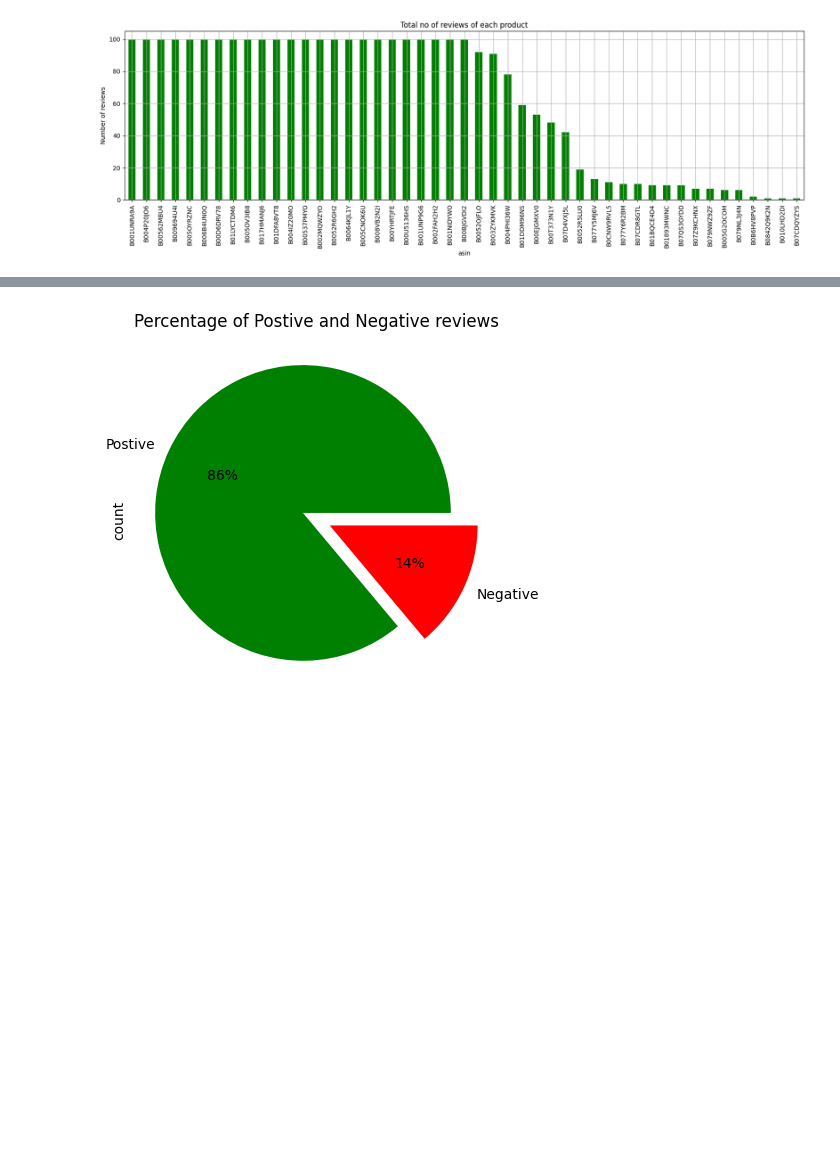
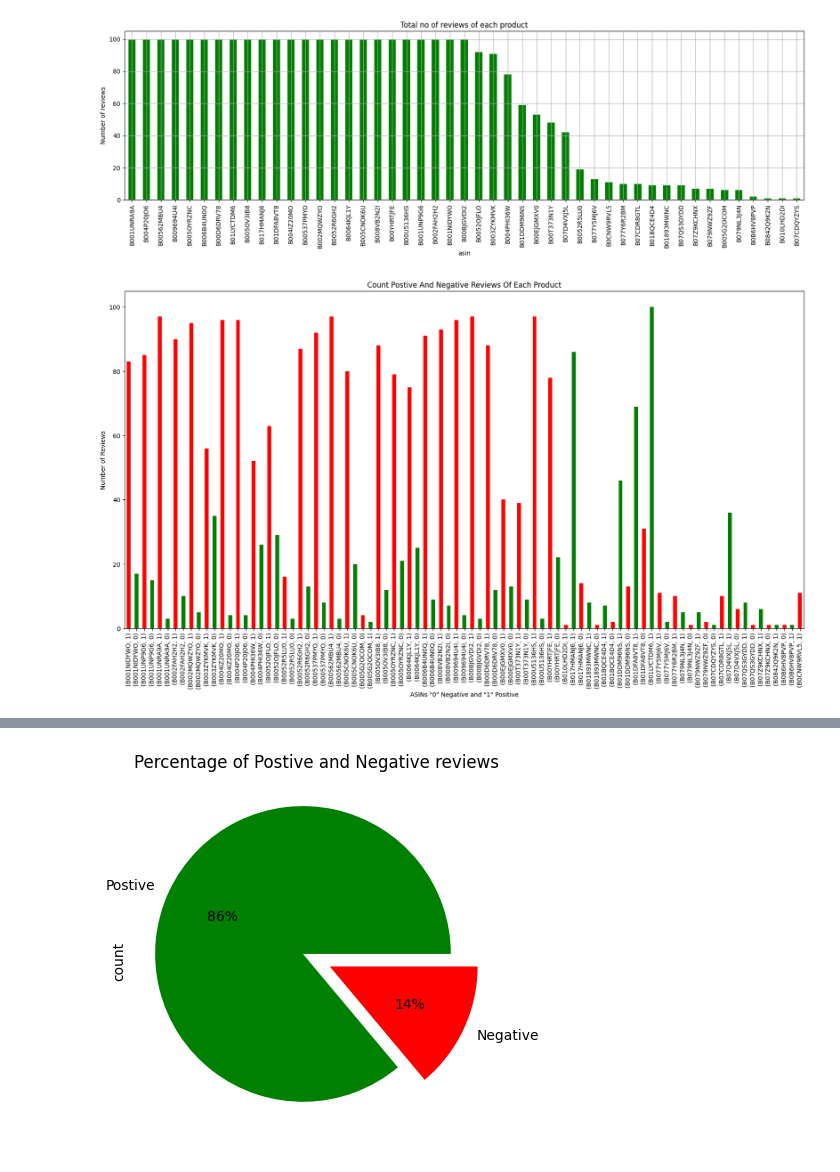
Before and after one commit to fahmed4893/NLP-Sentiment-Analysis-of-Amazon-Reviews, a Jupyter notebook: Sentiment Analysis.ipynb, the cells around one changed output, grey strips where cells are left out. Cells and saved outputs as stored; diff of their text form; code cells hidden in the pictures; blank space fills up the shorter version.

```diff
--- a/Sentiment Analysis.ipynb
+++ b/Sentiment Analysis.ipynb
@@ -70,6 +70,14 @@ plt.ylabel('Number of reviews')
 plt.show()
 # %% [output]
 [figure]
+# %%
+df.groupby('asin')['feedback'].value_counts().plot(kind='bar',stacked=True,color=('red','green'),figsize=(20,10))
+plt.title('Count Postive And Negative Reviews Of Each Product')
+plt.ylabel('Number of Reviews')
+plt.xlabel('ASINs "0" Negative and "1" Positive')
+plt.show()
+# %% [output]
+[figure, added]
 # %%
 df['cust_rating']=df['review_title'].str.slice(0,3)
 # %%
```
